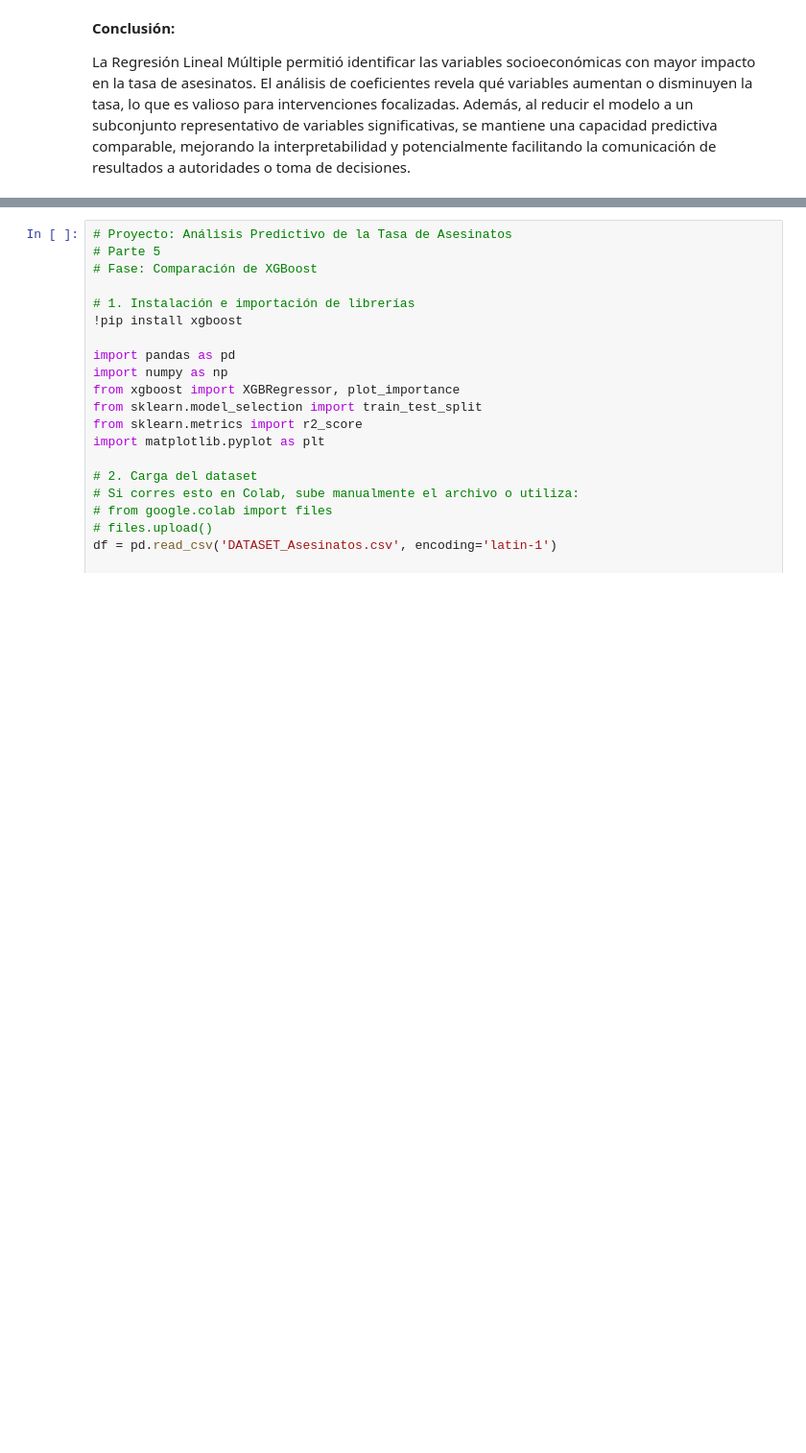
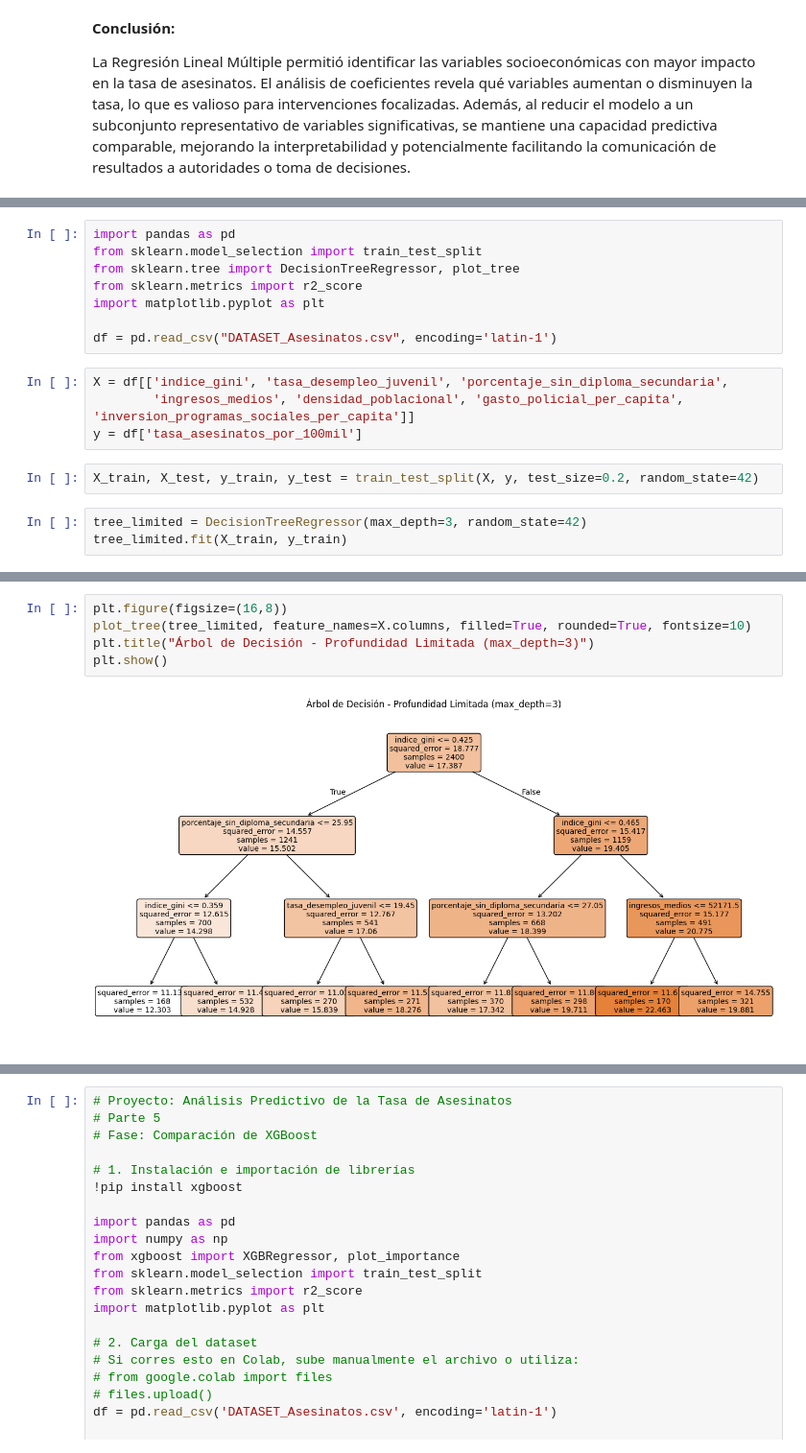
Before and after one commit to RicardoVilla0/MachineLearning, a Jupyter notebook: Unidad 2/ProyUni2.ipynb, the cells around one changed output, grey strips where cells are left out. Shown at 96% size. Saved outputs shown, nothing was run; the diff lists cells and outputs as text; blank space fills up the shorter version.

```diff
--- a/Unidad 2/ProyUni2.ipynb
+++ b/Unidad 2/ProyUni2.ipynb
@@ -148,0 +157,17 @@ mejorando la interpretabilidad y potencialmente facilitando la comunicación de
+# %%
+import pandas as pd
+from sklearn.model_selection import train_test_split
+from sklearn.tree import DecisionTreeRegressor, plot_tree
+from sklearn.metrics import r2_score
+import matplotlib.pyplot as plt
+
+df = pd.read_csv("DATASET_Asesinatos.csv", encoding='latin-1')
+# %%
+X = df[['indice_gini', 'tasa_desempleo_juvenil', 'porcentaje_sin_diploma_secundaria',
+        'ingresos_medios', 'densidad_poblacional', 'gasto_policial_per_capita', 'inversion_programas_sociales_per_capita']]
+y = df['tasa_asesinatos_por_100mil']
+# %%
+X_train, X_test, y_train, y_test = train_test_split(X, y, test_size=0.2, random_state=42)
+# %%
+tree_limited = DecisionTreeRegressor(max_depth=3, random_state=42)
+tree_limited.fit(X_train, y_train)
@@ -148,0 +190,7 @@ mejorando la interpretabilidad y potencialmente facilitando la comunicación de
+# %%
+plt.figure(figsize=(16,8))
+plot_tree(tree_limited, feature_names=X.columns, filled=True, rounded=True, fontsize=10)
+plt.title("Árbol de Decisión - Profundidad Limitada (max_depth=3)")
+plt.show()
+# %% [output]
+[figure, added]
```
Also changed, not shown: parts of 12 cells of this notebook.
